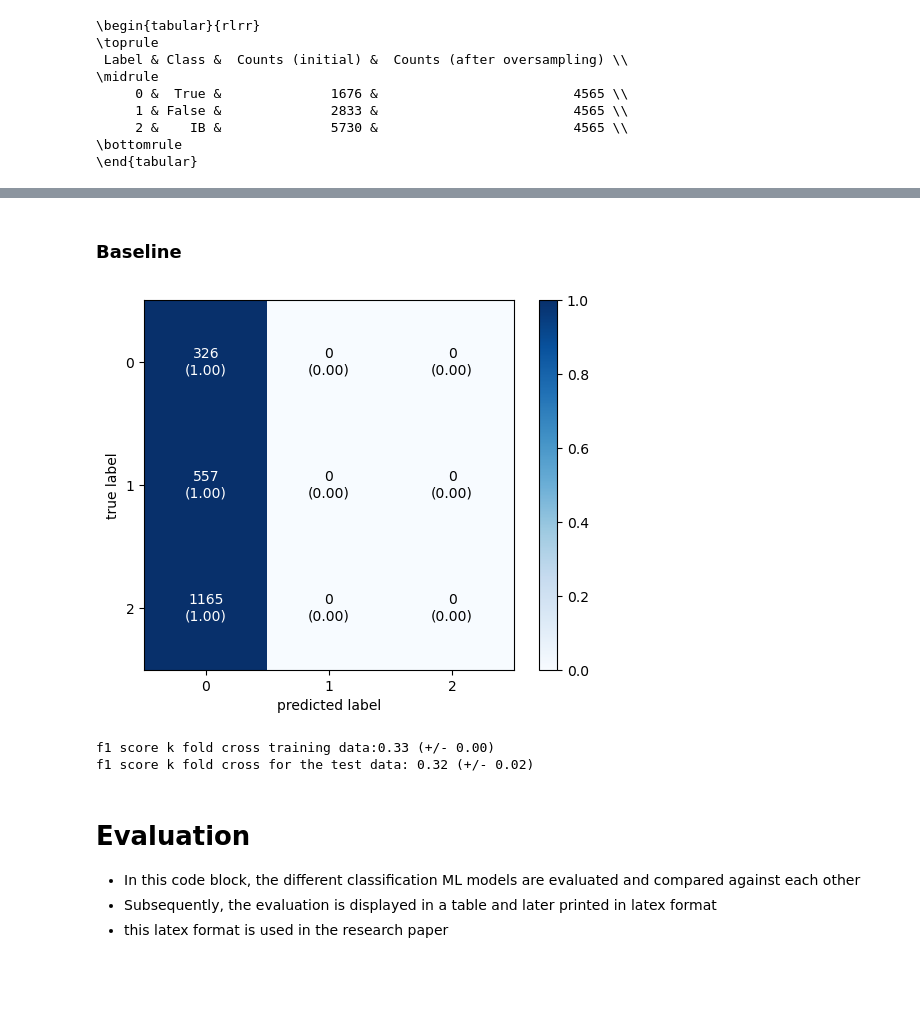
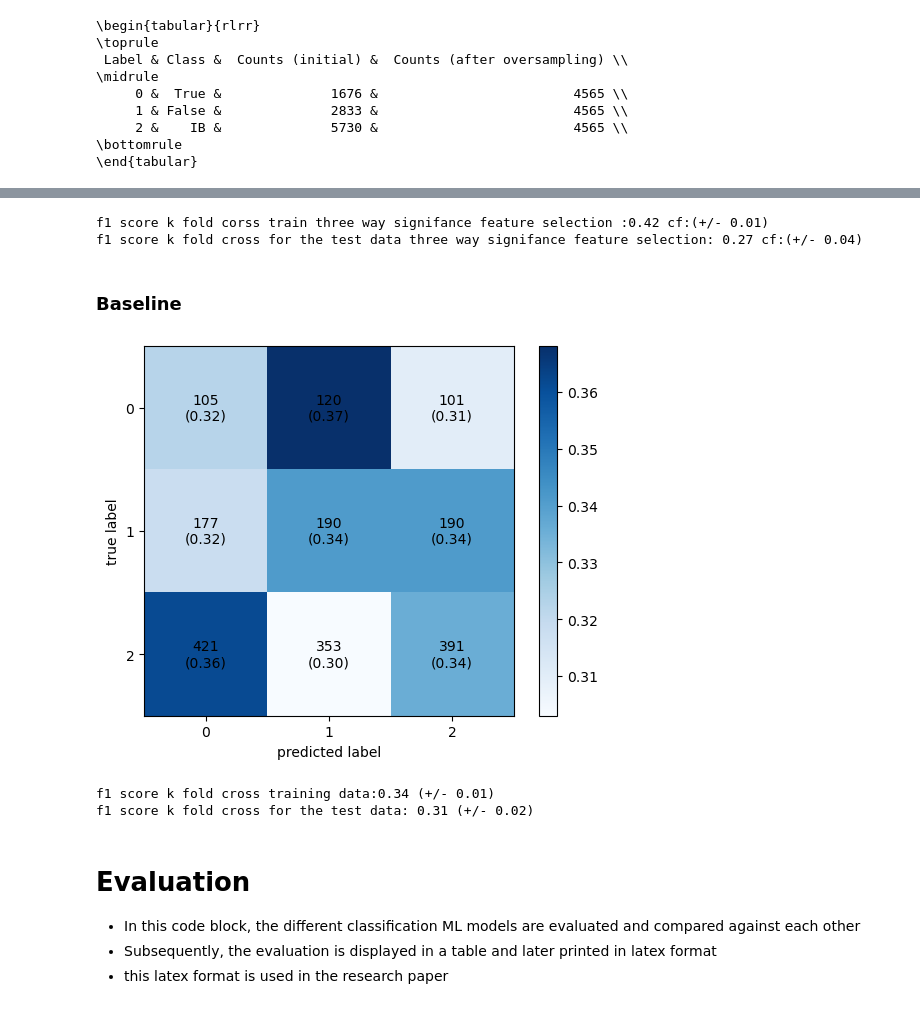
Before and after one commit to BarresHamersS/Fake_News_Classification, a Jupyter notebook: Code/ML_Classification.ipynb, the cells around one changed output, grey strips where cells are left out. Cells and saved outputs as stored; diff of their text form; code cells hidden in the pictures; blank space fills up the shorter version.

```diff
--- a/Code/ML_Classification.ipynb
+++ b/Code/ML_Classification.ipynb
@@ -75,10 +93,21 @@ filtered_df = Liar_computed[(Liar_computed['binary label'].isin([0, 1, 2]))]
 - We divide the data in train and test data
 - we instantiate the K-fold cross validation for both the train and test data with k=5
 # %%
-significant_features = ['readability', 'compressed_size', 'tot_ner_count','NER_PERSON','NER_DATE','NER_CARDINAL','pos_NOUN', 'pos_ADJ',
-       'pos_VERB', 'pos_ADV', 'pos_ADP',
-       'pos_DET', 'pos_NUM', 'pos_PART', 'pos_PROPN',
-       'pos_PUNCT', 'pos_SCONJ']
+no_feature_selection = ['readability', 'compressed_size', 'vader_neg', 'vader_neu', 'vader_pos',
+       'vader_compound', 'tot_ner_count',
+       'NER_CARDINAL', 'NER_DATE', 'NER_EVENT', 'NER_FAC', 'NER_GPE',
+       'NER_LANGUAGE', 'NER_LAW', 'NER_LOC', 'NER_MONEY', 'NER_NORP',
+       'NER_ORDINAL', 'NER_ORG', 'NER_PERCENT', 'NER_PERSON', 'NER_PRODUCT',
+       'NER_QUANTITY', 'NER_TIME', 'NER_WORK_OF_ART', 'pos_ADJ', 'pos_ADP', 'pos_ADV', 'pos_AUX',
+       'pos_CCONJ', 'pos_DET', 'pos_INTJ', 'pos_NOUN', 'pos_NUM', 'pos_PART',
+       'pos_PRON', 'pos_PROPN', 'pos_PUNCT', 'pos_SCONJ', 'pos_SYM',
+       'pos_VERB', 'pos_X']
+
+all_significant_features = ['readability', 'compressed_size', 'vader_neg', 'vader_neu', 'tot_ner_count','NER_CARDINAL', 'NER_DATE', 'NER_MONEY', 'NER_ORDINAL', 'NER_ORG', 'NER_PERCENT', 'NER_PERSON','NER_WORK_OF_ART',
+                            'pos_ADJ', 'pos_ADP', 'pos_ADV', 'pos_AUX', 'pos_CCONJ', 'pos_DET', 'pos_NOUN', 'pos_NUM', 'pos_PART', 'pos_PROPN', 'pos_PUNCT', 'pos_SCONJ', 'pos_SYM', 'pos_VERB']
+
+
+three_way_significant_features= ['readability', 'compressed_size','NER_CARDINAL','NER_PERSON','pos_AUX','pos_PART','pos_VERB']
 # %% [markdown]
 ### Train and Test data
 - In this code, we divide the code into test and train data.
@@ -252,0 +508,9 @@ f1 score k fold cross for the test data: 0.28 cf:(+/- 0.05)
+# %%
+X = filtered_df[three_way_significant_features]
+
+y = filtered_df['binary label']
+
+X_train, X_test, y_train, y_test = train_test_split(X, y, test_size=0.2, random_state=42)
+
+ros = RandomOverSampler(random_state=42)
+X_train_resampled, y_train_resampled = ros.fit_resample(X_train, y_train)
@@ -253,3 +530,16 @@ f1 score k fold cross for the test data: 0.28 cf:(+/- 0.05)
+# %%
+#Train
+scores_GB_train_three_significant_feature_selection = cross_val_score(gb_clf, X_train_resampled, y_train_resampled, cv=kfold_train, scoring='f1_macro')
+print("f1 score k fold corss train three way signifance feature selection :%0.2f cf:(+/- %0.2f)" % (scores_GB_train_three_significant_feature_selection.mean(),
+                                                            (scores_GB_train_three_significant_feature_selection.std()/scores_GB_train_three_significant_feature_selection.mean())))
+
+#Test
+scores_GB_test_three_significant_feature_selection = cross_val_score(gb_clf, X_test, y_test, cv=kfold_test, scoring=scorer)
+print("f1 score k fold cross for the test data three way signifance feature selection: %0.2f cf:(+/- %0.2f)" % (scores_GB_test_three_significant_feature_selection.mean(),
+                                                            (scores_GB_test_three_significant_feature_selection.std()/scores_GB_test_three_significant_feature_selection.mean())))
+# %% [output]
+f1 score k fold corss train three way signifance feature selection :0.42 cf:(+/- 0.01)
+f1 score k fold cross for the test data three way signifance feature selection: 0.27 cf:(+/- 0.04)
 # %% [markdown]
 ### Baseline
 # %%
@@ -257,16 +547,16 @@ from sklearn.dummy import DummyClassifier
 
 dummy_clf = DummyClassifier(strategy="uniform")
 dummy_clf.fit(X_train, y_train)
-y_pred_stratified = dummy_clf.predict(X_test)
+y_pred_uniform = dummy_clf.predict(X_test)
 accuracy_stratified = accuracy_score(y_test, y_pred_stratified)
 # %%
-cm_dummy =confusion_matrix(y_test, y_pred_majority)
+cm_dummy =confusion_matrix(y_test, y_pred_uniform)
 fig, ax = plot_confusion_matrix(conf_mat=cm_dummy,
                                 show_absolute=True,
                                 show_normed=True,
                                 colorbar=True)
 # %% [output]
-[figure, old version]
+[figure, new version]
 # %%
 # Train
 scores_Dummy_train = cross_val_score(dummy_clf, X_train_resampled, y_train_resampled, cv=kfold_train, scoring='f1_macro')
@@ -276,8 +566,8 @@ print("f1 score k fold cross training data:%0.2f (+/- %0.2f)" % (scores_Dummy_tr
 scores_Dummy_test = cross_val_score(dummy_clf, X_test, y_test, cv=kfold_train, scoring='f1_macro')
 print("f1 score k fold cross for the test data: %0.2f (+/- %0.2f)" % (scores_Dummy_test.mean(), scores_Dummy_test.std()))
 # %% [output]
-f1 score k fold cross training data:0.33 (+/- 0.00)
-f1 score k fold cross for the test data: 0.32 (+/- 0.02)
+f1 score k fold cross training data:0.34 (+/- 0.01)
+f1 score k fold cross for the test data: 0.31 (+/- 0.02)
 # %% [markdown]
 # Evaluation
 - In this code block, the different classification ML models are evaluated and compared against each other
```
Also changed, not shown: parts of 46 cells of this notebook, 2 other files.
